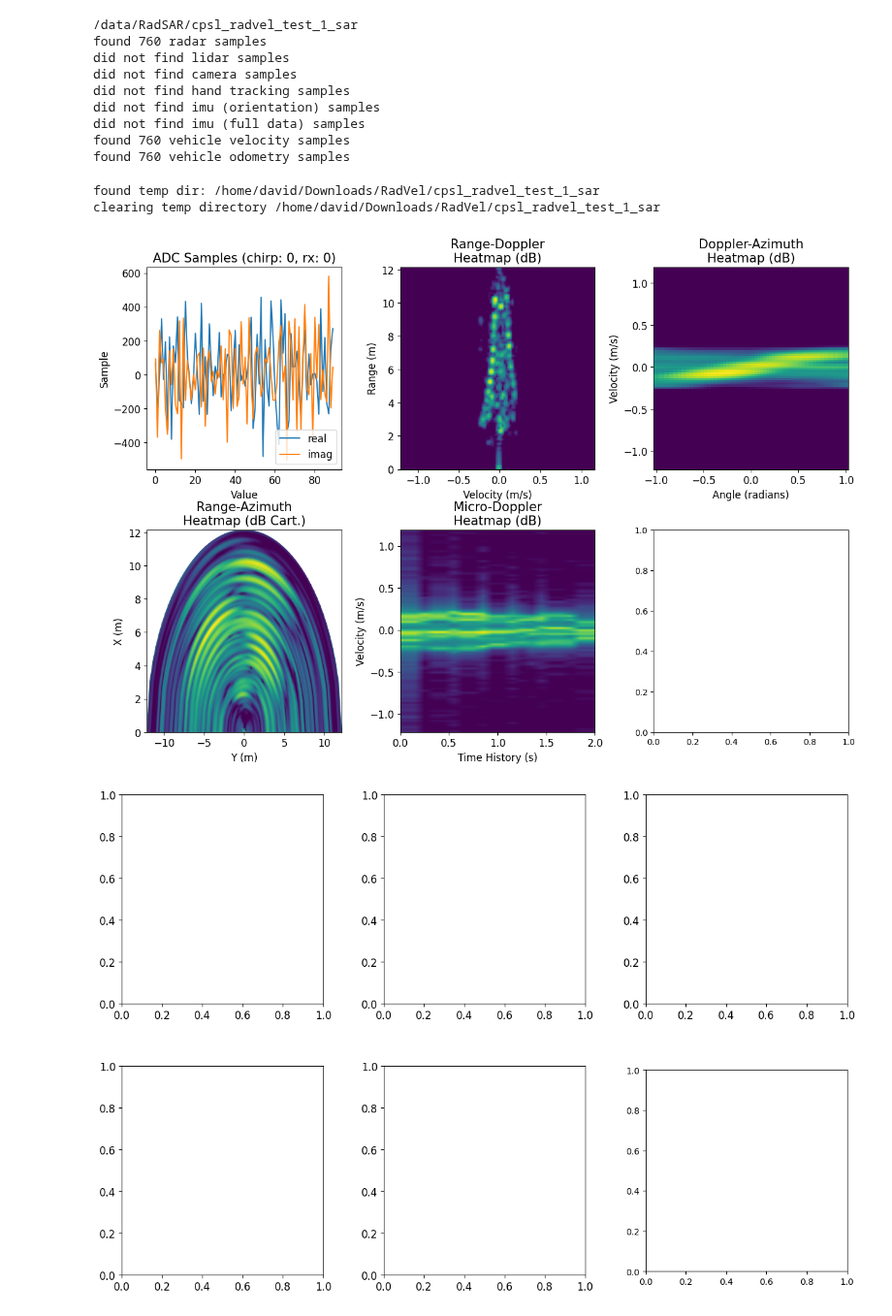
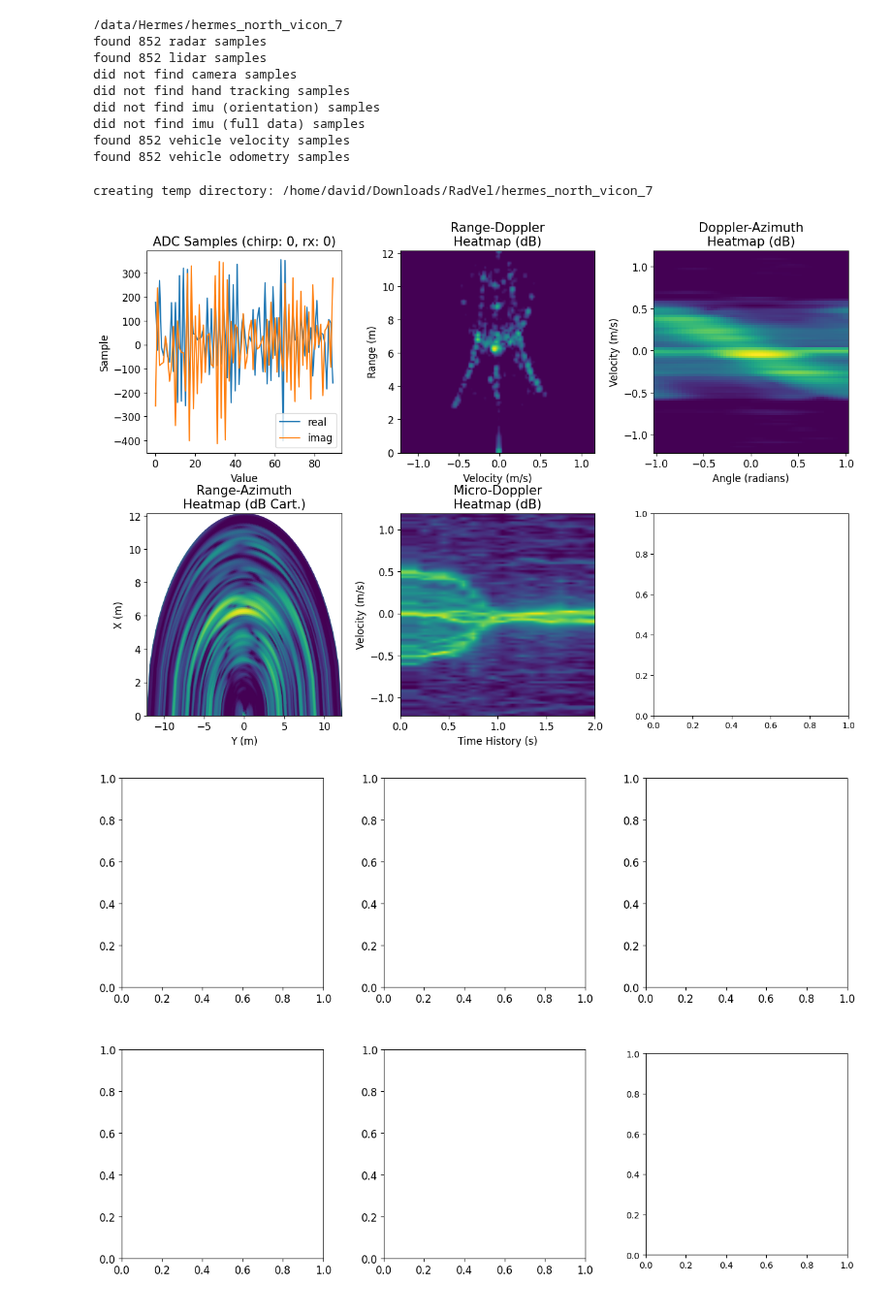
Before and after one commit to davidmhunt/mmwave_radar_processing, a Jupyter notebook: notebooks/view_radar_data.ipynb, the cells around one changed output. Shown at 97% size. Saved outputs shown, nothing was run; the diff lists cells and outputs as text; code cells hidden in the pictures.

Commit message:
uploading Hermes capabilities

```diff
--- a/notebooks/view_radar_data.ipynb
+++ b/notebooks/view_radar_data.ipynb
@@ -7,7 +7,7 @@ import numpy as np
 from dotenv import load_dotenv
 load_dotenv()
 # DATASET_PATH=os.getenv("DATASET_DIRECTORY")
-DATASET_PATH="/data/RadSAR"
+DATASET_PATH="/data/Hermes"
 CONFIG_DIRECTORY = os.getenv("CONFIG_DIRECTORY")
 
 sys.path.append("../")
@@ -33,7 +33,7 @@ cfg_manager.compute_radar_perforance(profile_idx=0)
 # %%
 #load the dataset
 # dataset_name = "NORTH_RadSAR_TRAIN_1"
-dataset_name = "cpsl_radvel_test_1_sar"
+dataset_name = "hermes_north_vicon_7"
 dataset_path = os.path.join(DATASET_PATH,dataset_name)
 print(dataset_path)
 # dataset_name = "RadSAR_2_CPSL"
@@ -50,15 +50,15 @@ dataset = CpslDS(
     vehicle_odom_folder="vehicle_odom"
 )
 # %% [output]
-/data/RadSAR/cpsl_radvel_test_1_sar
-found 760 radar samples
-did not find lidar samples
+/data/Hermes/hermes_north_vicon_7
+found 852 radar samples
+found 852 lidar samples
 did not find camera samples
 did not find hand tracking samples
 did not find imu (orientation) samples
 did not find imu (full data) samples
-found 760 vehicle velocity samples
-found 760 vehicle odometry samples
+found 852 vehicle velocity samples
+found 852 vehicle odometry samples
 # %%
 #load the plotter
 plotter = PlotterMmWaveData(config_manager=cfg_manager)
@@ -100,11 +100,10 @@ movie_generator = MovieGeneratorMmWaveData(
     temp_dir_path=os.path.join("~/Downloads/RadVel",dataset_name)
 )
 # %% [output]
-found temp dir: /home/david/Downloads/RadVel/cpsl_radvel_test_1_sar
-clearing temp directory /home/david/Downloads/RadVel/cpsl_radvel_test_1_sar
+creating temp directory: /home/david/Downloads/RadVel/hermes_north_vicon_7
 # %%
 #for getting access to the adc cube
-idx=221 - micro_doppler_processor.num_frames_history
+idx=158 - micro_doppler_processor.num_frames_history
 #compute responses over a series of frames
 for i in range(micro_doppler_processor.num_frames_history):
 
@@ -114,34 +113,34 @@ for i in range(micro_doppler_processor.num_frames_history):
     adc_cube = virtual_array_reformatter.process(adc_cube)
     rng_az_resp = range_az_processor.process(adc_cube=adc_cube,chirp_idx=0)
     rng_dop_resp = range_doppler_processor.process(adc_cube=adc_cube,rx_idx=0)
     dop_az_resp = doppler_azimuth_processor.process(adc_cube=adc_cube)
     micro_doppler_resp = micro_doppler_processor.process(adc_cube=adc_cube,rx_idx=0)
 
     try:
         camera_view = dataset.get_camera_frame(idx + i)
     except AssertionError:
         camera_view = np.empty(shape=(0))
 
 #for generating a compilation of plots
 fig,axs=plt.subplots(2,3, figsize=(15,10))
 fig.subplots_adjust(wspace=0.3,hspace=0.30)
 
 plotter.plot_compilation(
     adc_cube=adc_cube,
     range_doppler_processor=range_doppler_processor,
     range_azimuth_processor=range_az_processor,
     doppler_azimuth_processor=doppler_azimuth_processor,
     micro_doppler_processor=micro_doppler_processor,
     camera_view=camera_view,
     convert_to_dB=True,
     cmap="viridis",
     chirp_idx=0,
     rx_antenna_idx=0,
     axs=axs,
     show=True
 )
 # %% [output]
-[figure, old version]
+[figure, new version]
 # %%
 #generate the movie - initialize the figure
 movie_generator.initialize_figure(nrows=2,ncols=3,figsize=(15,10))
```
Also changed, not shown: parts of 1 cell of this notebook, 11 other files.
